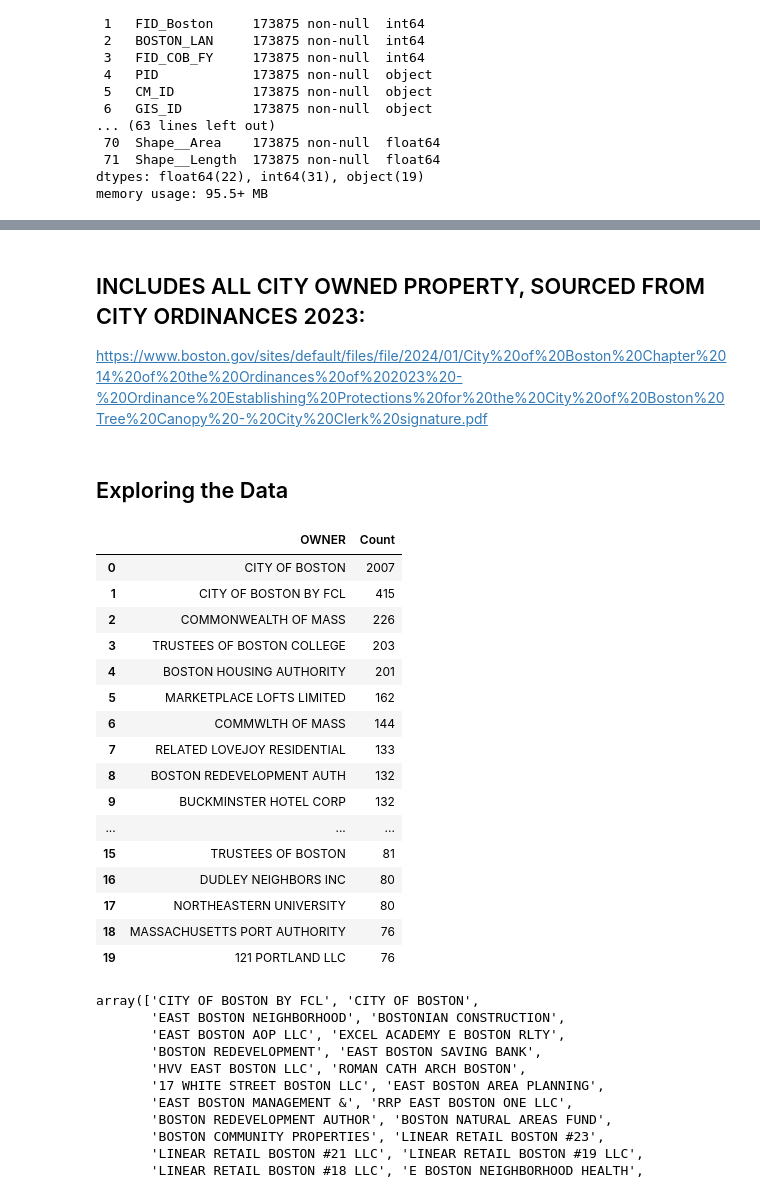
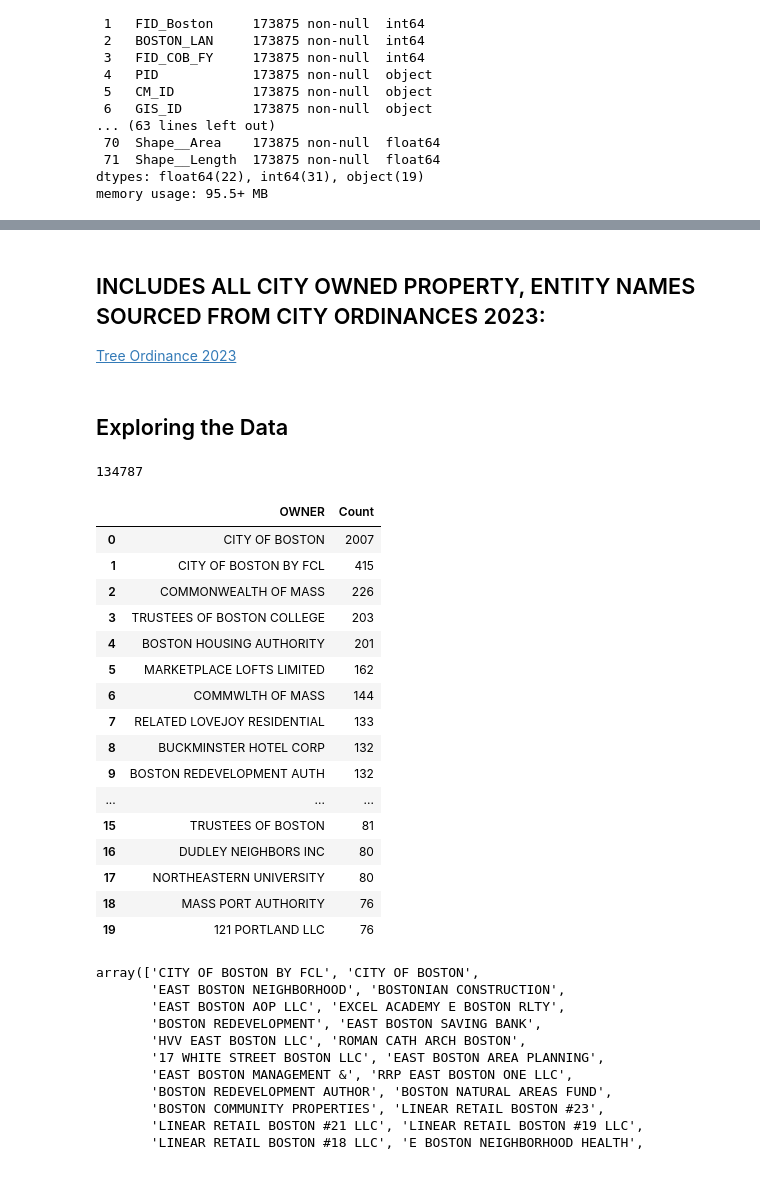
Before and after one commit to BU-Spark/ds-bcc-tree-canopy, a Jupyter notebook: public_private_Tree_Canopy_Metrics.ipynb, the cells around one changed output, grey strips where cells are left out. Cells and saved outputs as stored; diff of their text form; code cells hidden in the pictures.

```diff
--- a/public_private_Tree_Canopy_Metrics.ipynb
+++ b/public_private_Tree_Canopy_Metrics.ipynb
@@ -1,7 +1,10 @@
 # %%
 import pandas as pd
-# Tree Canopy Metric Dataset reflects 2019 tree canopy area
-df = pd.read_csv('PARCELS_Tree_Canopy_Metrics.csv')
+import numpy as np
+
+# read Parcels Tree Canopy Metric Dataset layer from Analyze Boston
+# Data reflects 2019 tree canopy area aggregated at the parcel level
+parcels_tree_canopy_metrics = pd.read_csv('datasets/PARCELS_Tree_Canopy_Metrics.csv')
 # %% [markdown]
 # 1. What percentage of Boston's tree canopy is located on public land versus residential parcels?
 # %% [markdown]
@@ -77,34 +79,40 @@ memory usage: 95.5+ MB
 
 **TC_E_A:** Tree canopy existing area. The area of tree canopy present when viewed from above using aerial or satellite imagery, excluding water.
 # %% [markdown]
-## INCLUDES ALL CITY OWNED PROPERTY, SOURCED FROM CITY ORDINANCES 2023:
-https://www.boston.gov/sites/default/files/file/2024/01/City%20of%20Boston%20Chapter%2014%20of%20the%20Ordinances%20of%202023%20-%20Ordinance%20Establishing%20Protections%20for%20the%20City%20of%20Boston%20Tree%20Canopy%20-%20City%20Clerk%20signature.pdf
+## INCLUDES ALL CITY OWNED PROPERTY, ENTITY NAMES SOURCED FROM CITY ORDINANCES 2023:
+[Tree Ordinance 2023](https://www.boston.gov/sites/default/files/file/2024/01/City%20of%20Boston%20Chapter%2014%20of%20the%20Ordinances%20of%202023%20-%20Ordinance%20Establishing%20Protections%20for%20the%20City%20of%20Boston%20Tree%20Canopy%20-%20City%20Clerk%20signature.pdf)
 # %% [markdown]
 ## Exploring the Data
+# %%
+# count total number of unique owners
+len(parcels_tree_canopy_metrics["OWNER"].unique())
+# %% [output]
+134787
 # %%
-# Count the number of Parcels of land by unique owners
-owner_count = df['OWNER'].value_counts().to_frame(name='Count').reset_index()
+# Count most common unique owners in the dataset
+owner_count = parcels_tree_canopy_metrics['OWNER'].value_counts().to_frame(name='Count').reset_index()
 
 # Standardize the names of the owners to be all uppercase
 owner_count['OWNER'] = owner_count['OWNER'].str.upper()
 
+# Show top 20 most common owners in Boston
 owner_count.head(20)
 # %% [output]
 |  | OWNER | Count |
 | 0 | CITY OF BOSTON | 2007 |
 | 1 | CITY OF BOSTON BY FCL | 415 |
 | 2 | COMMONWEALTH OF MASS | 226 |
 | 3 | TRUSTEES OF BOSTON COLLEGE | 203 |
 | 4 | BOSTON HOUSING AUTHORITY | 201 |
 | 5 | MARKETPLACE LOFTS LIMITED | 162 |
 | 6 | COMMWLTH OF MASS | 144 |
 | 7 | RELATED LOVEJOY RESIDENTIAL | 133 |
-| 8 | BOSTON REDEVELOPMENT AUTH | 132 |
-| 9 | BUCKMINSTER HOTEL CORP | 132 |
+| 8 | BUCKMINSTER HOTEL CORP | 132 |
+| 9 | BOSTON REDEVELOPMENT AUTH | 132 |
 | ... | ... | ... |
 | 15 | TRUSTEES OF BOSTON | 81 |
 | 16 | DUDLEY NEIGHBORS INC | 80 |
 | 17 | NORTHEASTERN UNIVERSITY | 80 |
-| 18 | MASSACHUSETTS PORT AUTHORITY | 76 |
+| 18 | MASS PORT AUTHORITY | 76 |
 | 19 | 121 PORTLAND LLC | 76 |
 # %%
```
Also changed, not shown: parts of 24 cells of this notebook, 7 other files.
